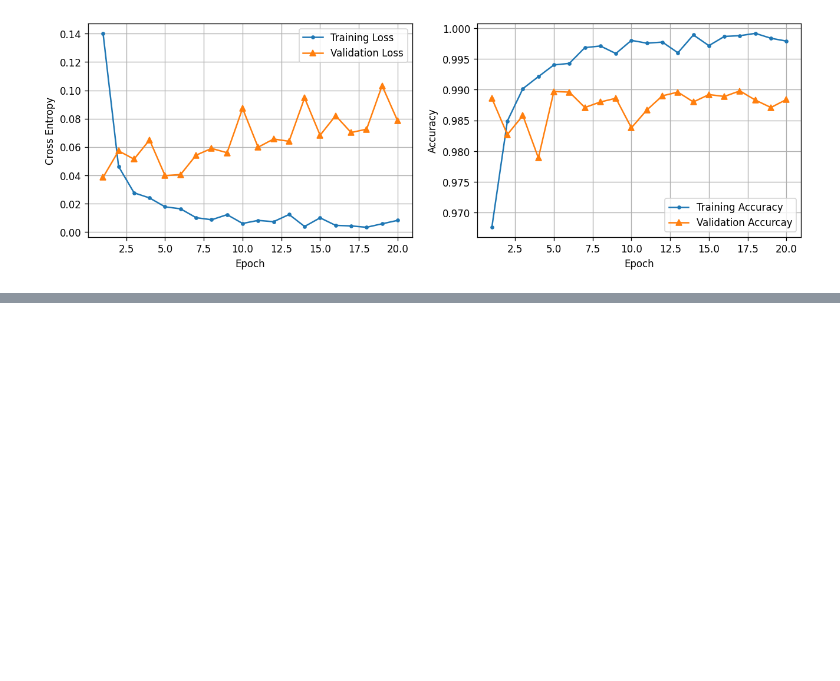
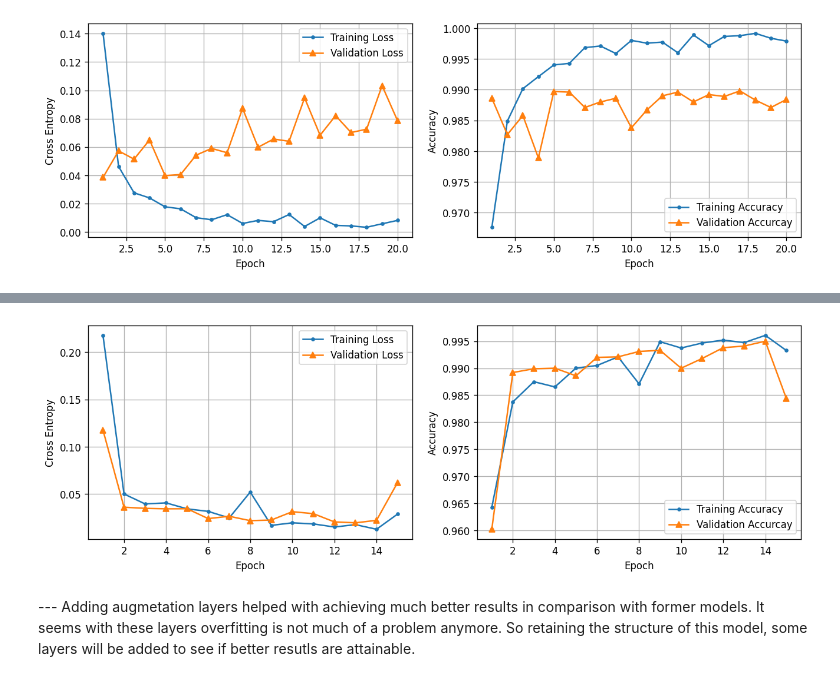
Before and after one commit to MostafaJahanian/DL_Projects, a Jupyter notebook: rice_image_classification_using_cnn.ipynb, the cells around one changed output, grey strips where cells are left out. Saved outputs shown, nothing was run; the diff lists cells and outputs as text; code cells hidden in the pictures; blank space fills up the shorter version.

```diff
--- a/rice_image_classification_using_cnn.ipynb
+++ b/rice_image_classification_using_cnn.ipynb
@@ -239,0 +242,21 @@ plot_training_curves(pd.DataFrame(history_3.history))
+# %%
+tf.random.set_seed(42)
+
+cnn_4 = keras.Sequential([
+    layers.Rescaling(1./255),
+    layers.RandomFlip(),
+    layers.RandomContrast(0.3),
+    layers.Conv2D(filters = 32, kernel_size = 3, activation = 'relu'),
+    layers.MaxPooling2D(pool_size = 2),
+    layers.Flatten(),
+    layers.Dense(500, activation = 'relu'),
+    layers.Dense(5, activation = 'softmax')
+])
+
+cnn_4.compile(
+    loss = keras.losses.SparseCategoricalCrossentropy(),
+    optimizer = keras.optimizers.Adam(),
+    metrics = 'accuracy'
+)
+
+history_4 = cnn_4.fit(train_set, epochs = 15, validation_data = val_set)
@@ -239,0 +281,6 @@ plot_training_curves(pd.DataFrame(history_3.history))
+# %%
+plot_training_curves(pd.DataFrame(history_4.history))
+# %% [output]
+[figure, added]
+# %% [markdown]
+--- Adding augmetation layers helped with achieving much better results in comparison with former models. It seems with these layers overfitting is not much of a problem anymore. So retaining the structure of this model, some layers will be added to see if better resutls are attainable.
```
Also changed, not shown: parts of 4 cells of this notebook.
